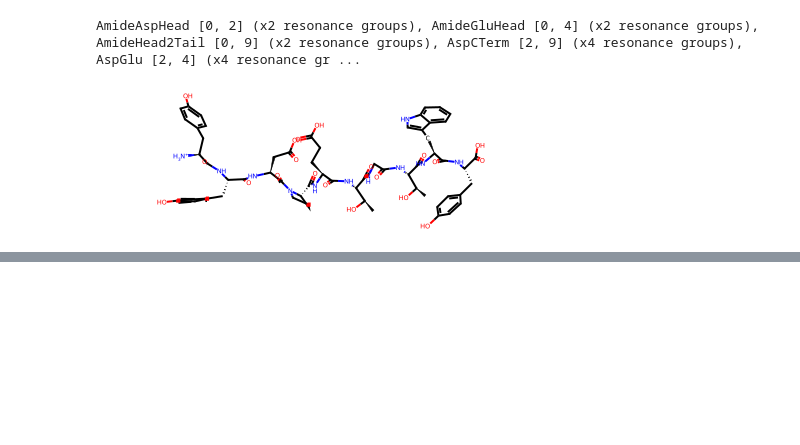
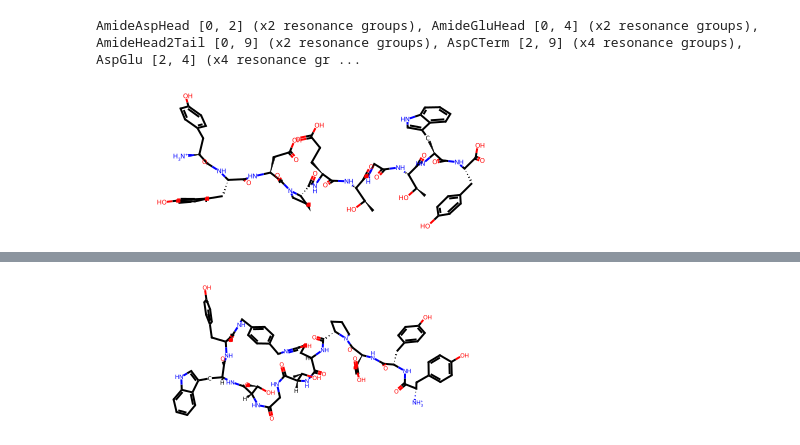
Before and after one commit to benjfdup/pyclops, a Jupyter notebook: examples/bens_notebook.ipynb, the cells around one changed output, grey strips where cells are left out. Drawn from its saved outputs; the diff is of its cells as text; code cells hidden in the pictures; blank space fills up the shorter version.

```diff
--- a/examples/bens_notebook.ipynb
+++ b/examples/bens_notebook.ipynb
@@ -120,0 +116,8 @@ AtomValenceException: Explicit valence for atom # 43 C, 6, is greater than permi
+# %%
+mol = struct_mkr.make_structure(glu_cterm)
+
+AllChem.EmbedMolecule(mol, AllChem.ETKDG())
+AllChem.MMFFOptimizeMolecule(mol)
+
+mol
+# %% [output]
@@ -120,0 +126 @@ AtomValenceException: Explicit valence for atom # 43 C, 6, is greater than permi
+[figure, added]
```
Also changed, not shown: parts of 5 cells of this notebook, 1 other file.
